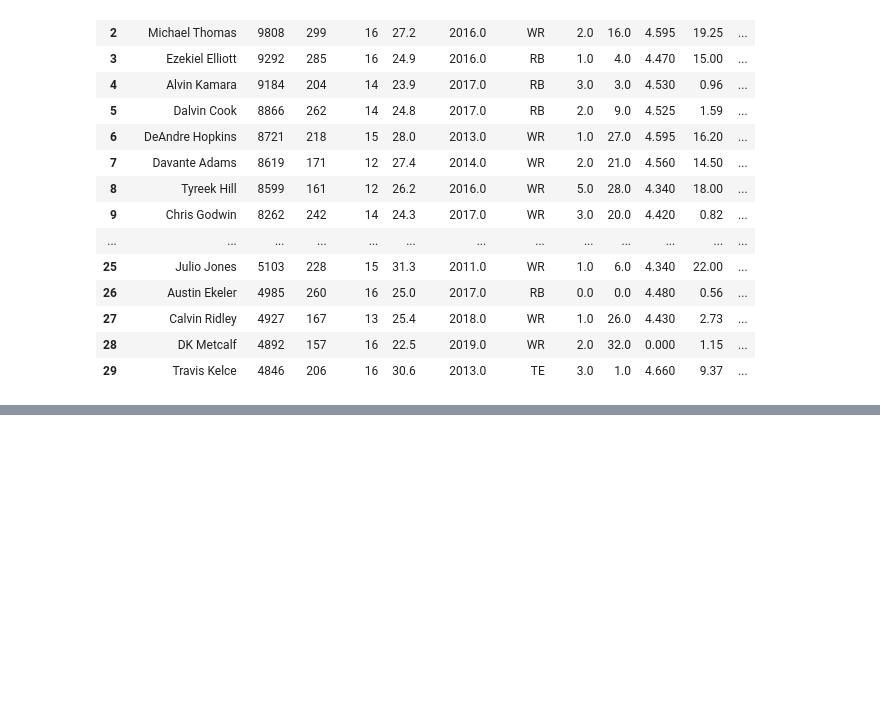
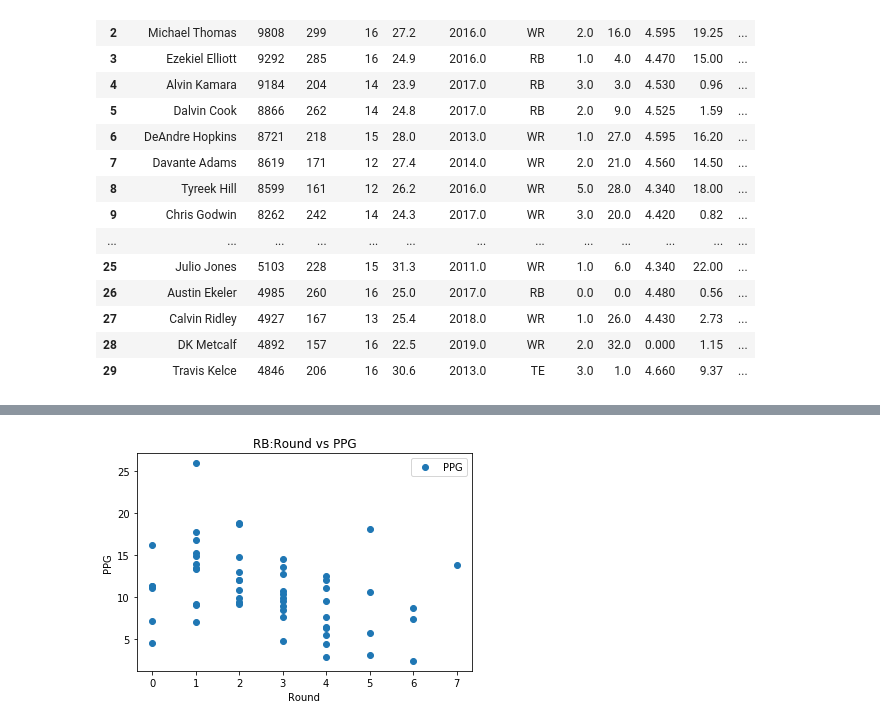
Before and after one commit to luriemr/FantasyFootball_Analyzer, a Jupyter notebook: FF_Dyno.ipynb, the cells around one changed output, grey strips where cells are left out. Saved outputs shown, nothing was run; the diff lists cells and outputs as text; code cells hidden in the pictures; blank space fills up the shorter version.

```diff
--- a/FF_Dyno.ipynb
+++ b/FF_Dyno.ipynb
@@ -76,0 +77,8 @@ plt.show()
+# %%
+RBs.plot(x='Round', y='PPG', style='o')
+plt.title('RB:Round vs PPG')
+plt.xlabel('Round')
+plt.ylabel('PPG')
+plt.show()
+# %% [output]
+[figure, added]
```
Also changed, not shown: parts of 3 cells of this notebook.
